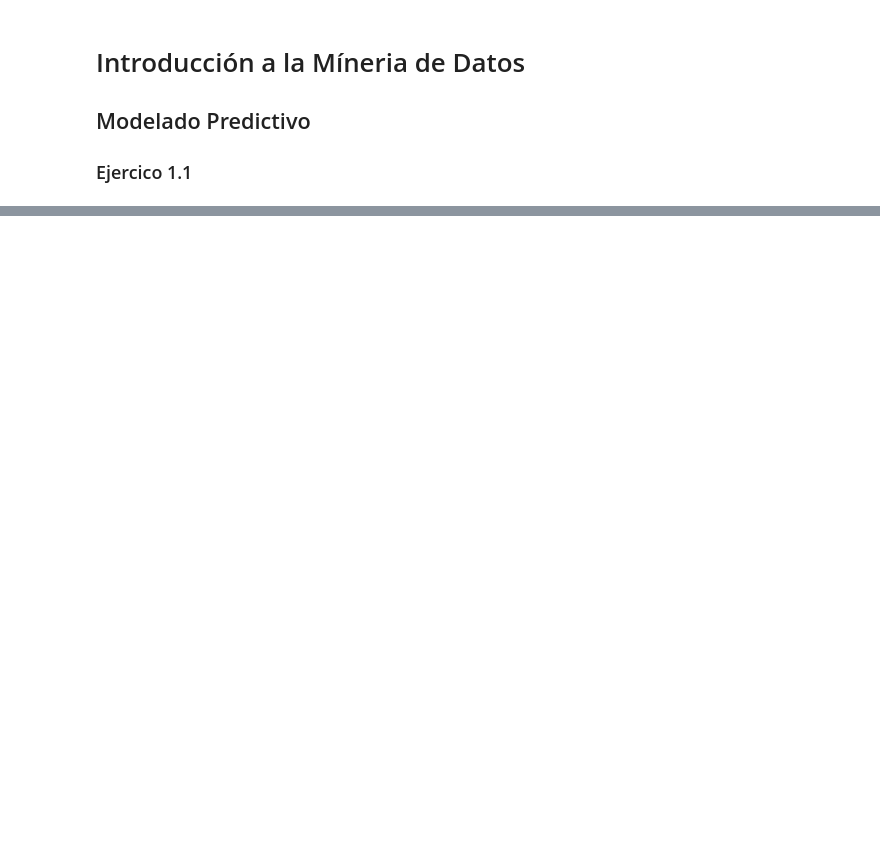
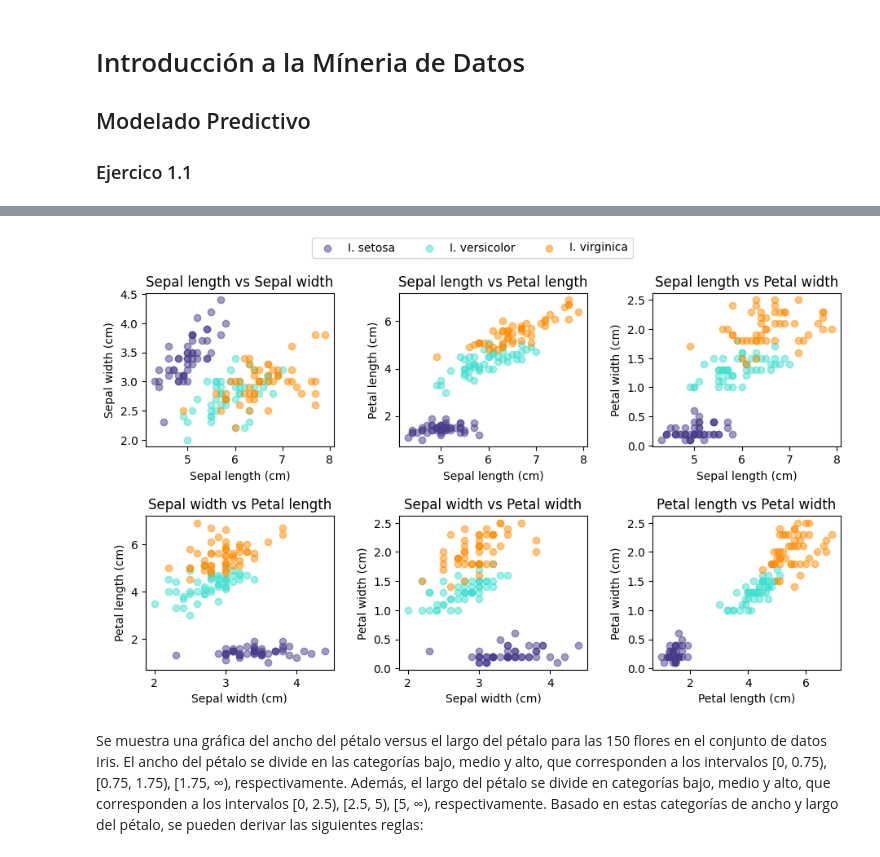
Before and after one commit to davescudero/DataM, a Jupyter notebook: 01_intro/Resources/01_intro_ejercicios.ipynb, the cells around one changed output, grey strips where cells are left out. Cells and saved outputs as stored; diff of their text form; code cells hidden in the pictures; blank space fills up the shorter version.

```diff
--- a/01_intro/Resources/01_intro_ejercicios.ipynb
+++ b/01_intro/Resources/01_intro_ejercicios.ipynb
@@ -15,0 +88,24 @@ FileNotFoundError: [Errno 2] No such file or directory: '/Resources/iris.csv'
+# %%
+import numpy as np
+import itertools
+
+# Construct a list of 6 possible pairs of features
+feature_2s = np.array(list(itertools.combinations(features, 2)))
+# Plot each 2D projection
+fig, axs = plt.subplots(nrows=2, ncols=3, figsize=(11, 6))
+plt.subplots_adjust(hspace=0.45, wspace=0.35)
+for ax, feature1, feature2 in zip(axs.reshape(-1), feature_2s[:, 0], feature_2s[:, 1]):
+    for name, color in zip(species, colors):
+        df_spec = df[df['Species'] == name]
+        ax.scatter(df_spec[feature1], df_spec[feature2], color=color, alpha=0.5, label=name)
+    ax.set_xlabel(feature1)
+    ax.set_ylabel(feature2)
+    ax.set_title((feature1 + ' vs ' + feature2).replace(' (cm)',''))
+# Add legend
+handles, labels = axs[1, 2].get_legend_handles_labels()
+fig.legend(handles, labels, loc='upper center', ncol=3)
+plt.show()
+# %% [output]
+[figure, added]
+# %% [markdown]
+Se muestra una gráfica del ancho del pétalo versus el largo del pétalo para las 150 flores en el conjunto de datos Iris. El ancho del pétalo se divide en las categorías bajo, medio y alto, que corresponden a los intervalos [0, 0.75), [0.75, 1.75), [1.75, ∞), respectivamente. Además, el largo del pétalo se divide en categorías bajo, medio y alto, que corresponden a los intervalos [0, 2.5), [2.5, 5), [5, ∞), respectivamente. Basado en estas categorías de ancho y largo del pétalo, se pueden derivar las siguientes reglas:
```
Also changed, not shown: parts of 8 cells of this notebook.
